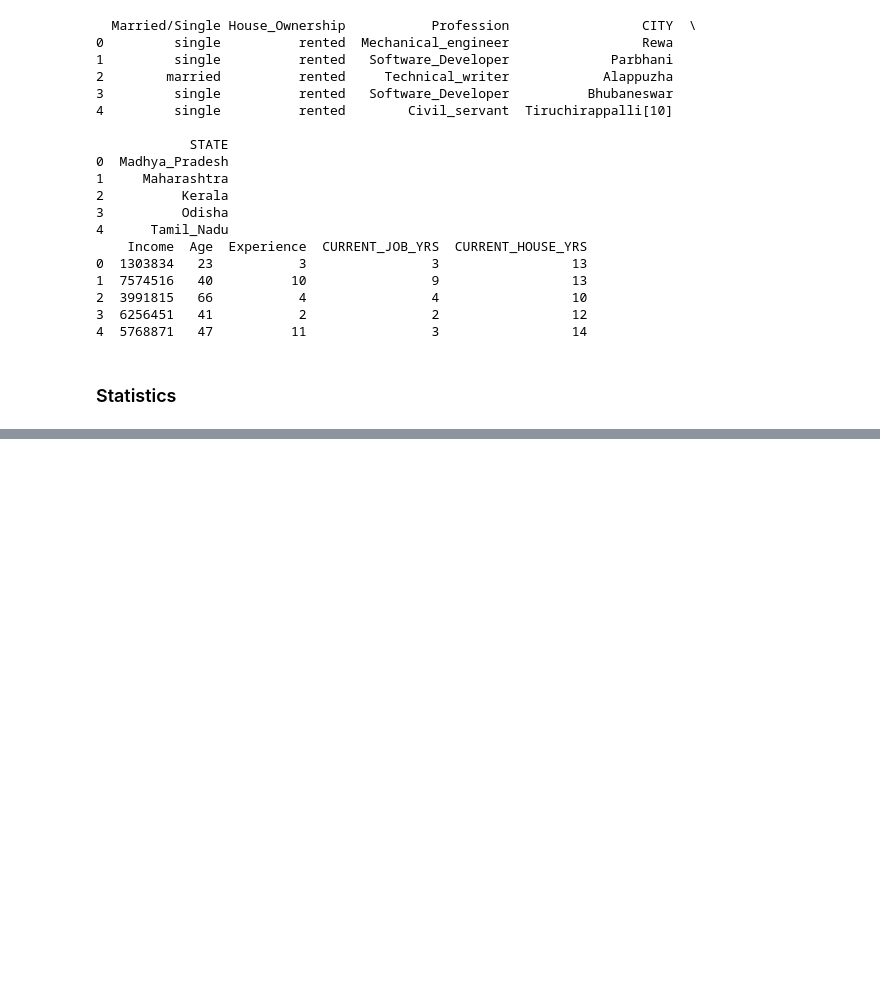
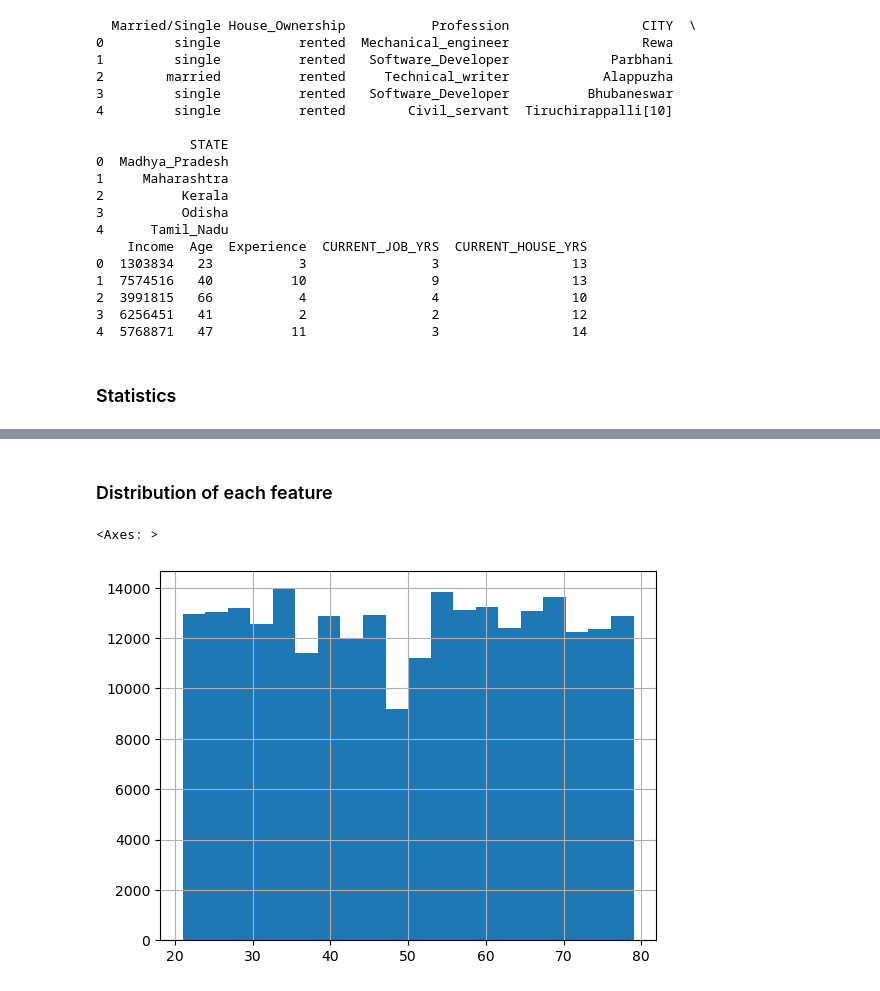
Before and after one commit to Mghd269/Credit-approval-project, a Jupyter notebook: eda.ipynb, the cells around one changed output, grey strips where cells are left out. Drawn from its saved outputs; the diff is of its cells as text; code cells hidden in the pictures; blank space fills up the shorter version.

Commit message:
Distribution of each feature

```diff
--- a/eda.ipynb
+++ b/eda.ipynb
@@ -66,0 +56,7 @@ plt.show()
+# %% [markdown]
+### Distribution of each feature
+# %%
+df2['Age'].hist(bins=20)
+# %% [output]
+<Axes: >
+[figure, added]
```
Also changed, not shown: parts of 3 cells of this notebook.
